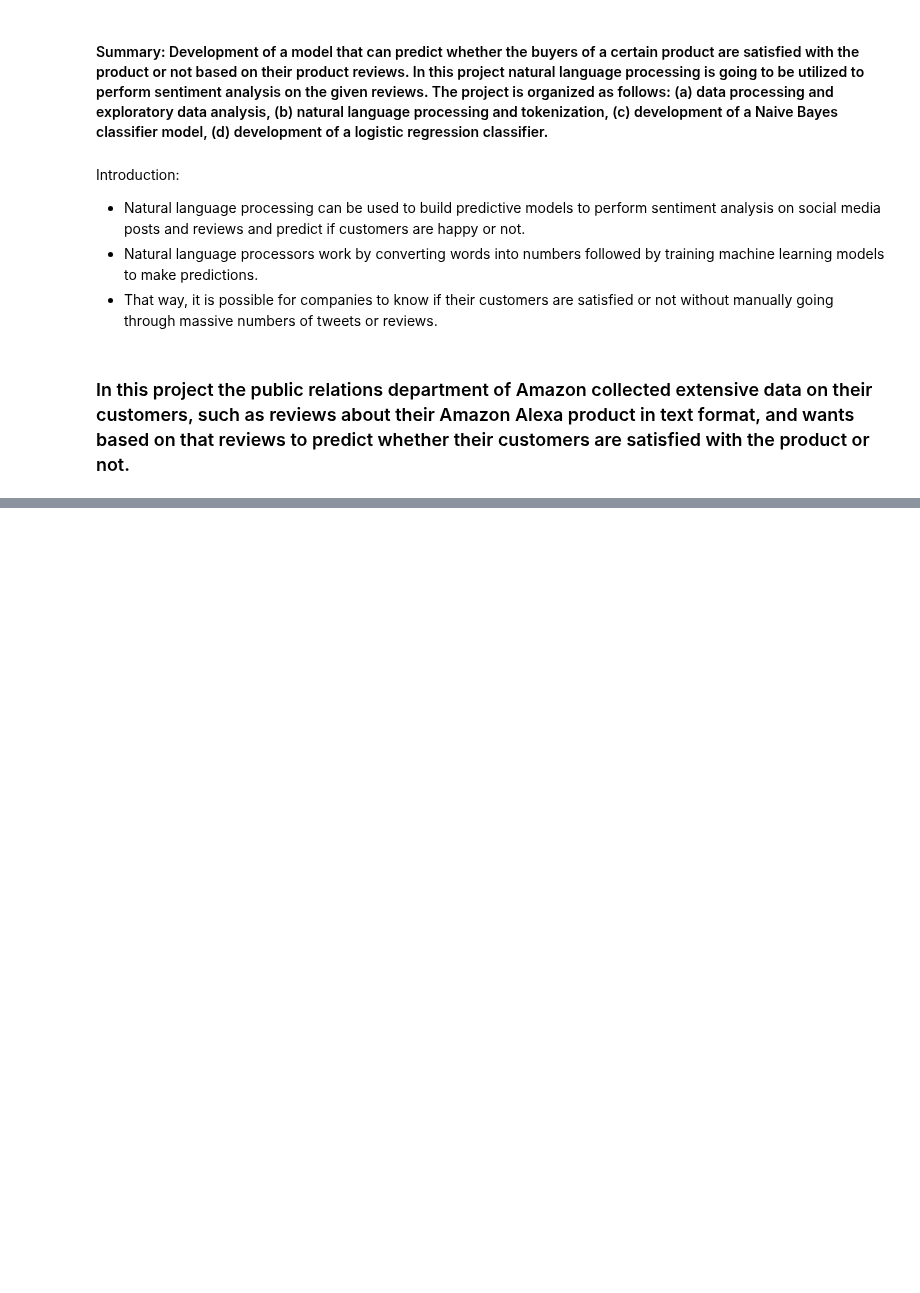
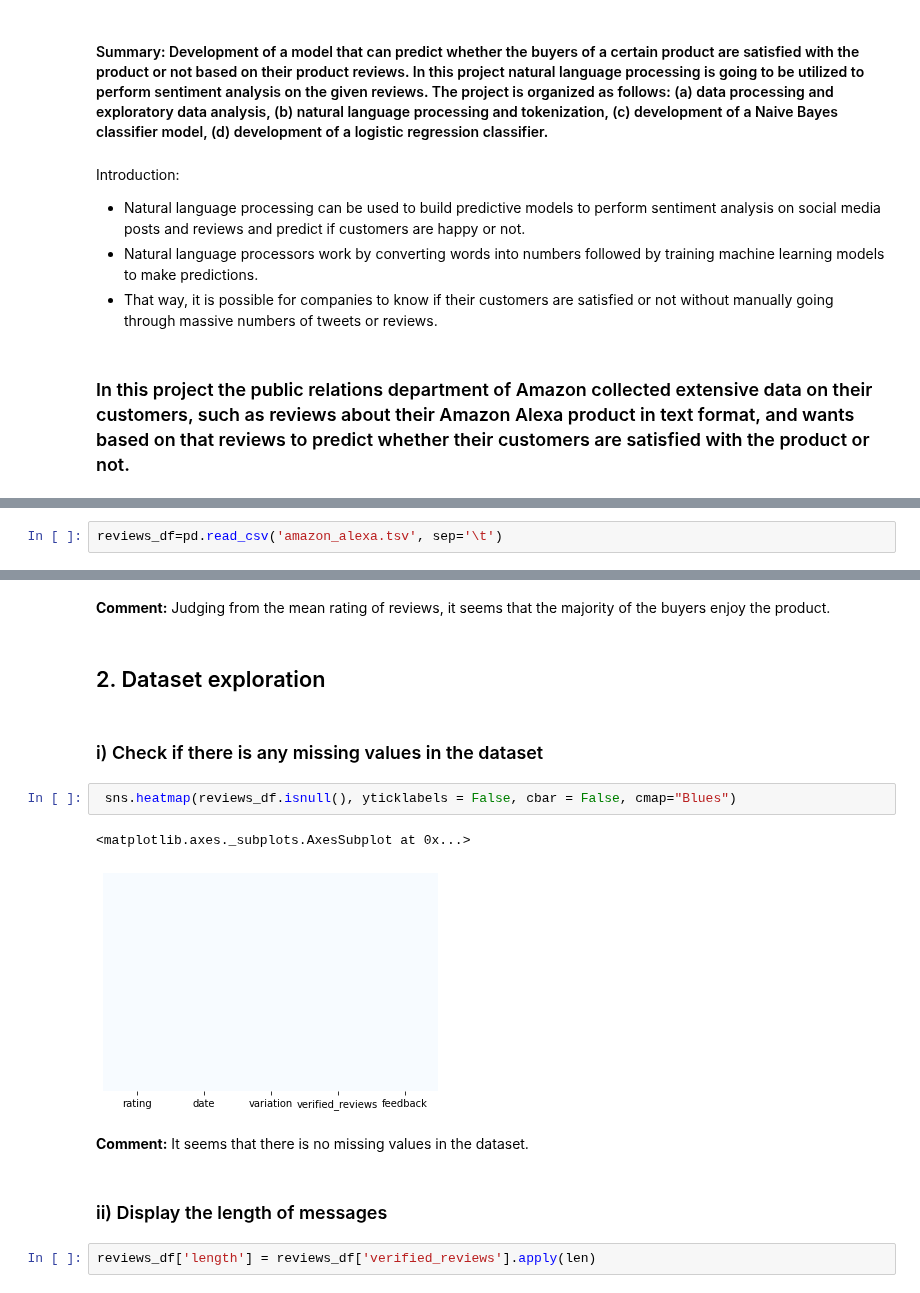
Before and after one commit to Panostam/Sentiment_Analysis_Project_Using_NLP, a Jupyter notebook: NLP_Project.ipynb, the cells around one changed output, grey strips where cells are left out. Drawn from its saved outputs; the diff is of its cells as text; blank space fills up the shorter version.

```diff
--- a/NLP_Project.ipynb
+++ b/NLP_Project.ipynb
@@ -15,0 +27,2 @@ This dataset consists of a nearly 3000 Amazon customer reviews (input text), sta
+# %%
+reviews_df=pd.read_csv('amazon_alexa.tsv', sep='\t')
@@ -15,0 +65,17 @@ This dataset consists of a nearly 3000 Amazon customer reviews (input text), sta
+# %% [markdown]
+**Comment:** Judging from the mean rating of reviews, it seems that the majority of the buyers enjoy the product.
+# %% [markdown]
+## 2. Dataset exploration
+# %% [markdown]
+### i) Check if there is any missing values in the dataset
+# %%
+ sns.heatmap(reviews_df.isnull(), yticklabels = False, cbar = False, cmap="Blues")
+# %% [output]
+<matplotlib.axes._subplots.AxesSubplot at 0x...>
+[figure, added]
+# %% [markdown]
+**Comment:** It seems that there is no missing values in the dataset.
+# %% [markdown]
+### ii) Display the length of messages
+# %%
+reviews_df['length'] = reviews_df['verified_reviews'].apply(len)
```
Also changed, not shown: parts of 17 cells of this notebook.
